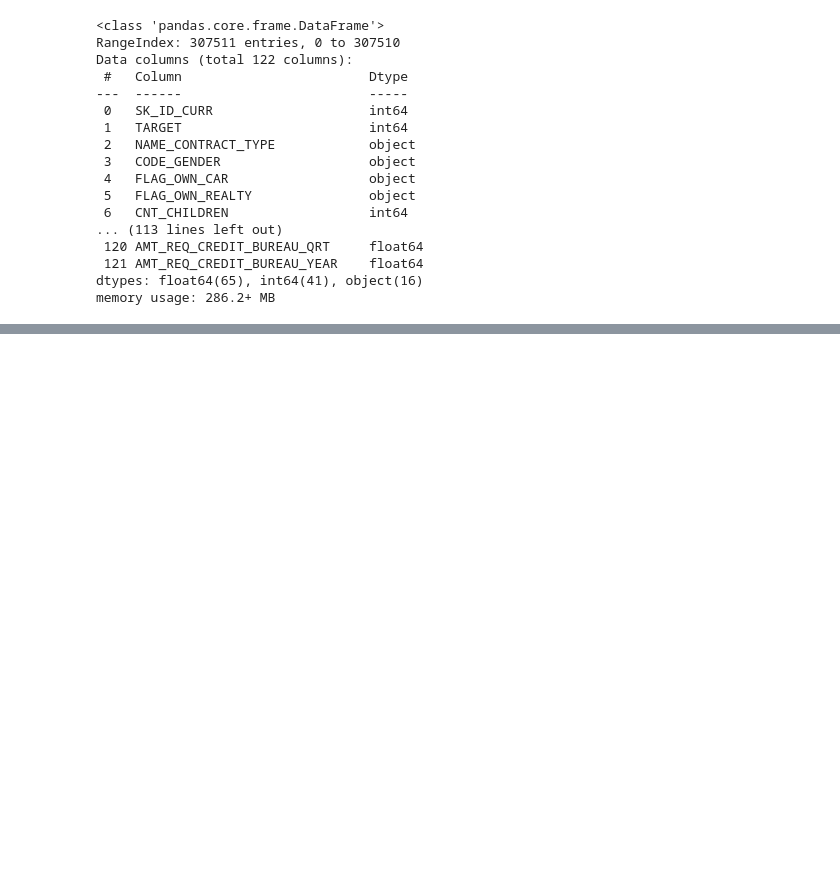
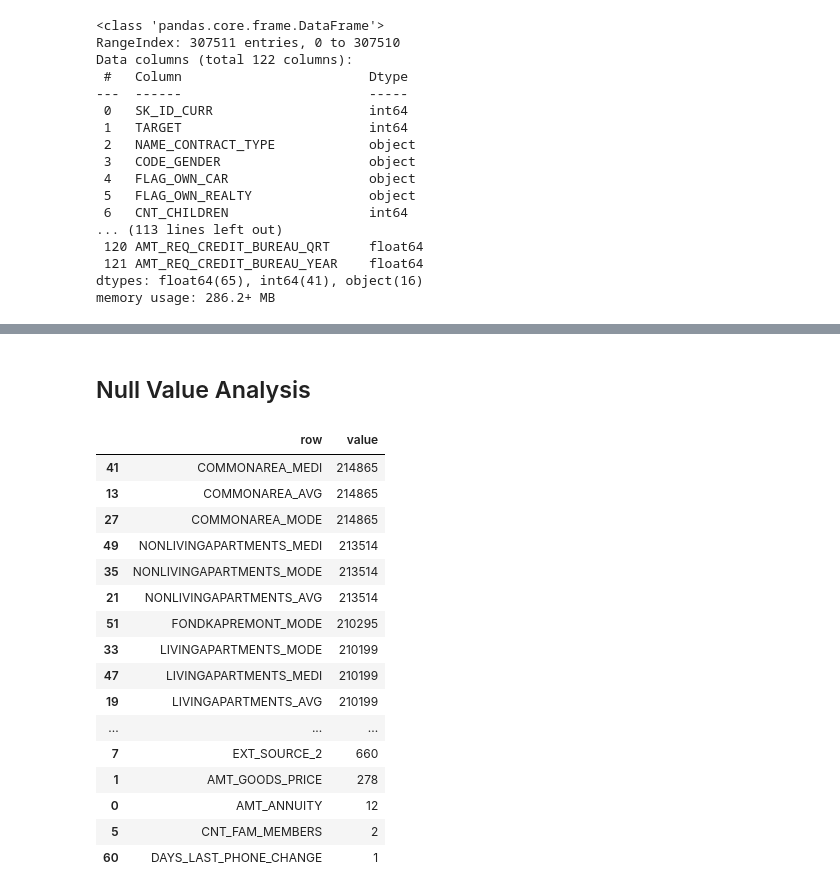
Before and after one commit to KatieA88/CreditScorecard, a Jupyter notebook: 3A Training Data.ipynb, the cells around one changed output, grey strips where cells are left out. Drawn from its saved outputs; the diff is of its cells as text; code cells hidden in the pictures; blank space fills up the shorter version.

```diff
--- a/3A Training Data.ipynb
+++ b/3A Training Data.ipynb
@@ -146,0 +112,25 @@ for column in data_app_train:
+# %% [markdown]
+## Null Value Analysis
+# %%
+df_null_values = data_app_train.isnull().sum()
+df_only_null_values = df_null_values.loc[(df_null_values!=0)].to_frame().reset_index()
+df_only_null_values.rename(columns={'index':'row', 0:'value'}, inplace=True)
+df_only_null_values.sort_values(by='value',ascending=False)
+# %% [output]
+|  | row | value |
+| 41 | COMMONAREA_MEDI | 214865 |
+| 13 | COMMONAREA_AVG | 214865 |
+| 27 | COMMONAREA_MODE | 214865 |
+| 49 | NONLIVINGAPARTMENTS_MEDI | 213514 |
+| 35 | NONLIVINGAPARTMENTS_MODE | 213514 |
+| 21 | NONLIVINGAPARTMENTS_AVG | 213514 |
+| 51 | FONDKAPREMONT_MODE | 210295 |
+| 33 | LIVINGAPARTMENTS_MODE | 210199 |
+| 47 | LIVINGAPARTMENTS_MEDI | 210199 |
+| 19 | LIVINGAPARTMENTS_AVG | 210199 |
+| ... | ... | ... |
+| 7 | EXT_SOURCE_2 | 660 |
+| 1 | AMT_GOODS_PRICE | 278 |
+| 0 | AMT_ANNUITY | 12 |
+| 5 | CNT_FAM_MEMBERS | 2 |
+| 60 | DAYS_LAST_PHONE_CHANGE | 1 |
```
Also changed, not shown: parts of 16 cells of this notebook, 3 other files.
